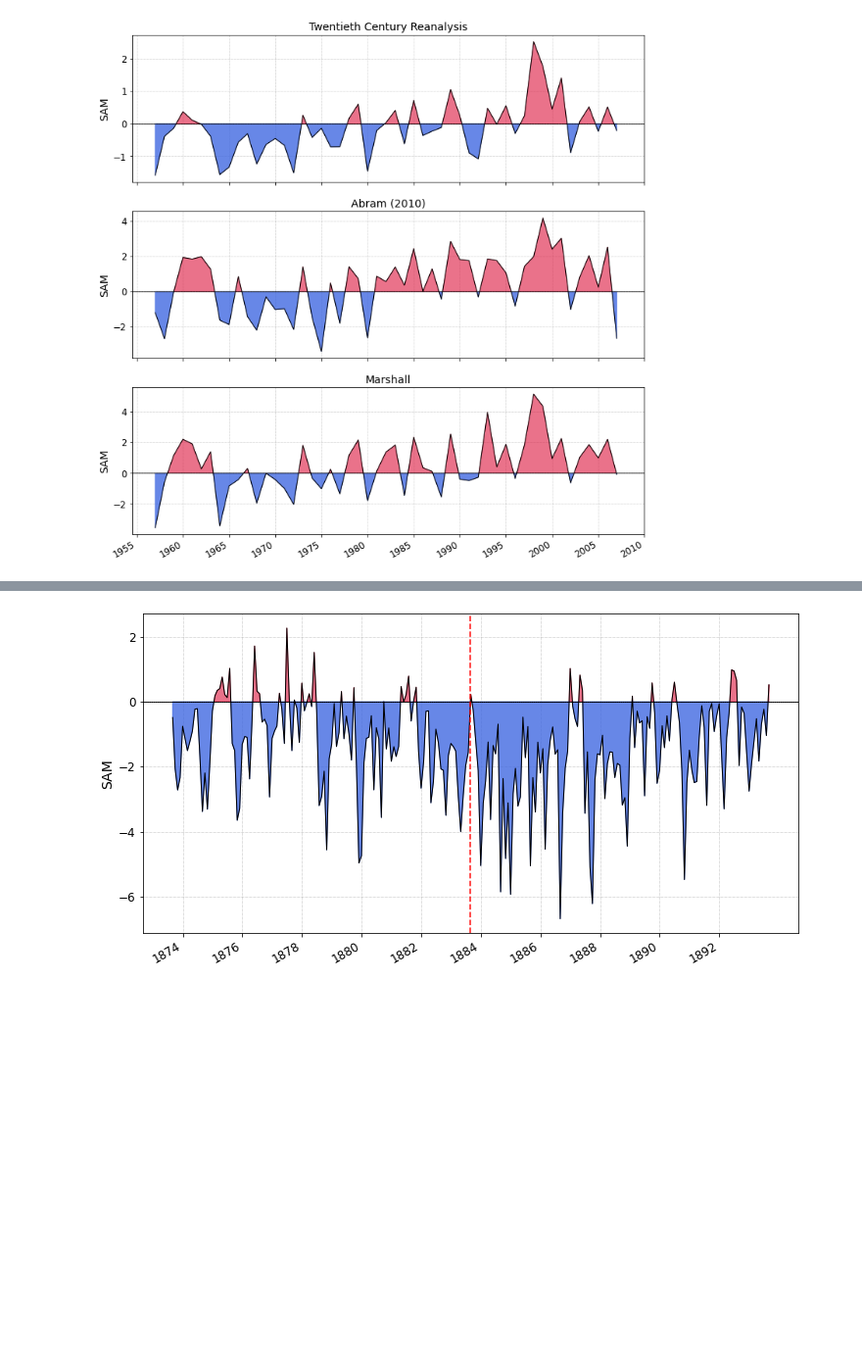
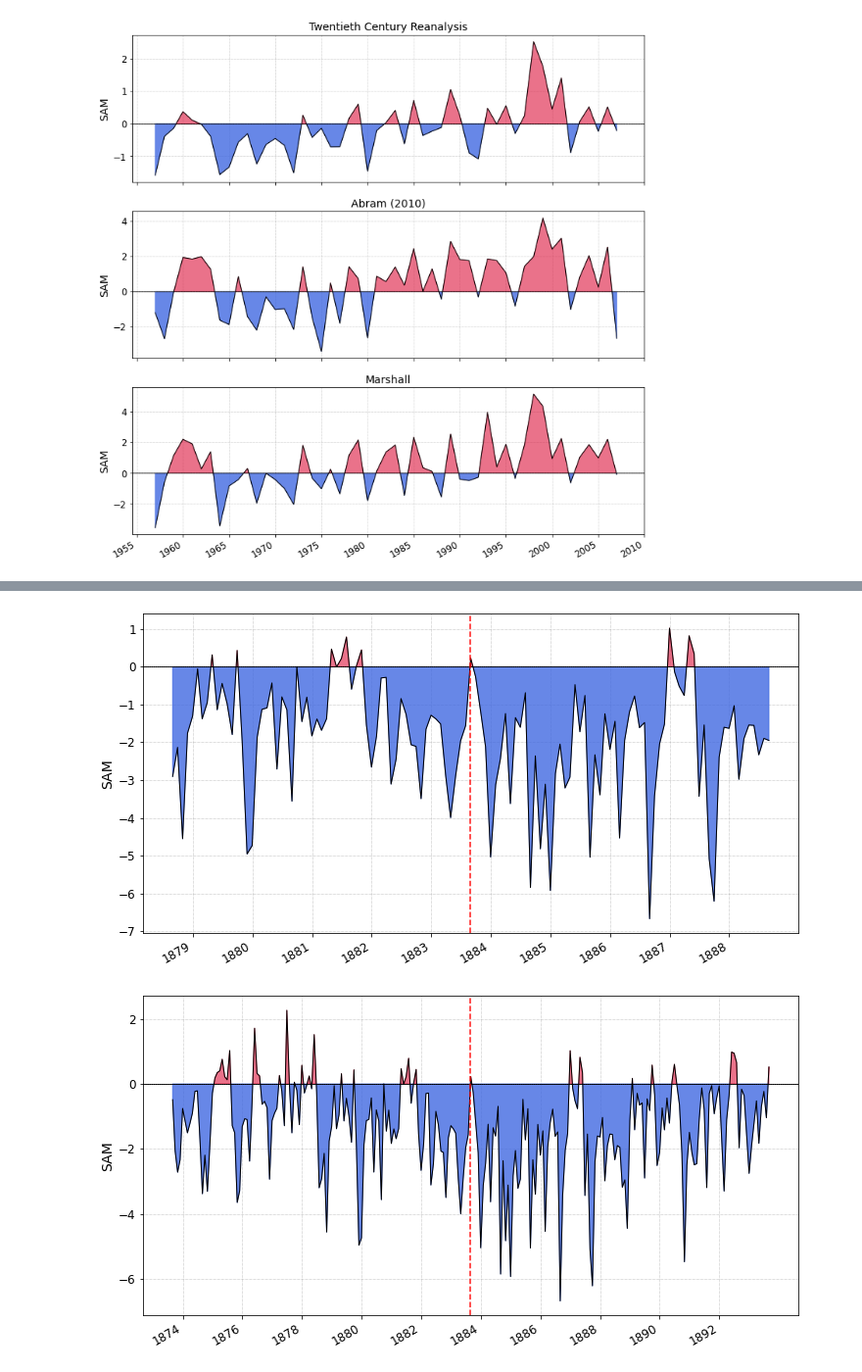
Before and after one commit to kbongi/reanalysis, a Jupyter notebook: R_SAM_plots_2021.08.17.ipynb, the cells around one changed output, grey strips where cells are left out. Shown at 98% size. Cells and saved outputs as stored; diff of their text form; code cells hidden in the pictures; blank space fills up the shorter version.

```diff
--- a/R_SAM_plots_2021.08.17.ipynb
+++ b/R_SAM_plots_2021.08.17.ipynb
@@ -192,3 +201,21 @@ axes.set_xticklabels(years.year) # .year shows only the year (not month)
+# %%
+fig, axes = plt.subplots(1, 1, figsize=(12,6))
+
+# select the dataset and years to plot
+start_date, end_date = '1878-08','1888-08'
+ds = R_SAM.prmsl.sel(time=slice(start_date, end_date))
+
+# plot the SAM index
+fplot.SAM_plot(ds, ax = axes, e_date=e_date)
+
+#set the frequency of the xticks
+years = pd.date_range(pd.to_datetime(start_date), pd.to_datetime(end_date), freq='YS')
+axes.set_xticks(years.values)
+axes.set_xticklabels(years.year) # .year shows only the year (not month)
+
+plt.savefig('R_K_timeseries_mon_SAM_1878-1888.png', dpi=300, bbox_inches='tight')
+# %% [output]
+[figure, added]
 # %%
 fig, axes = plt.subplots(1, 1, figsize=(12,6))
 
```
Also changed, not shown: parts of 4 cells of this notebook.
